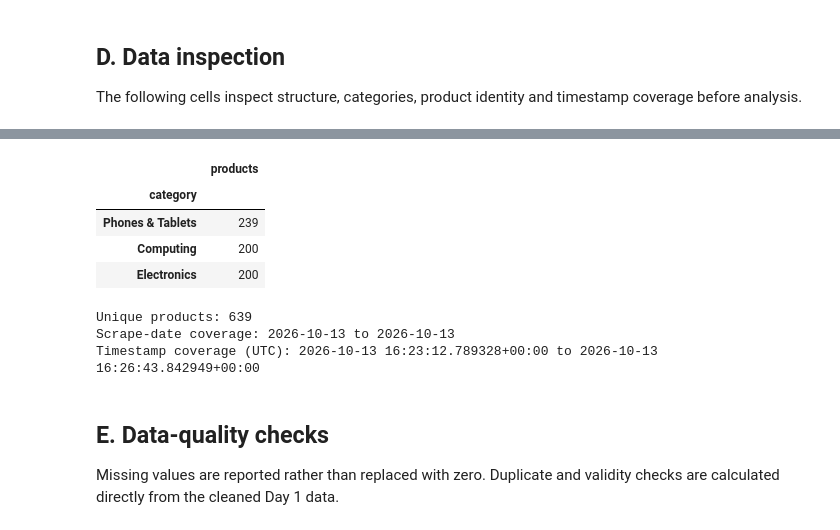
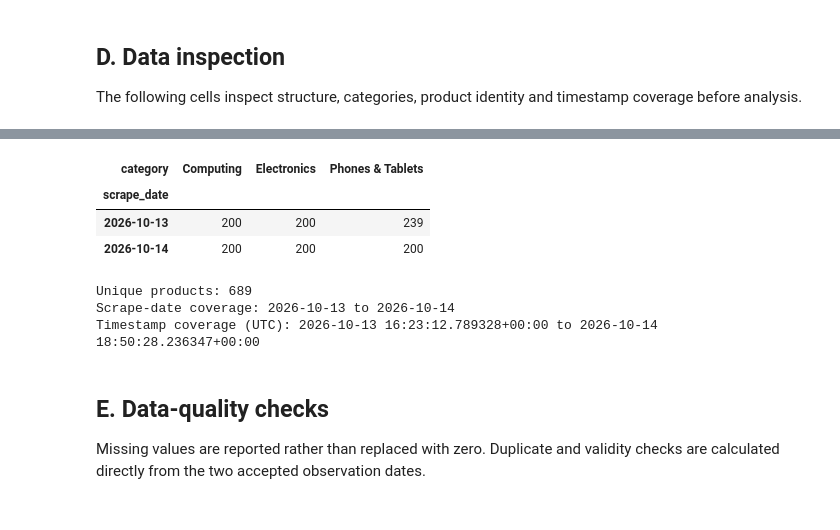
Before and after one commit to sedrackbisogho85-jpg/dsc2107-group2-jumia-ng, a Jupyter notebook: notebooks/jumia_analysis.ipynb, the cells around one changed output, grey strips where cells are left out. Saved outputs shown, nothing was run; the diff lists cells and outputs as text; code cells hidden in the pictures.

Commit message:
data: validate day two collection and project scope

```diff
--- a/notebooks/jumia_analysis.ipynb
+++ b/notebooks/jumia_analysis.ipynb
@@ -119,25 +144,24 @@ First five records:
 # %%
-category_counts = df["category"].value_counts().rename("products")
+category_date_counts = pd.crosstab(df["scrape_date"], df["category"])
 unique_products = df["source_product_id"].nunique()
 timestamps = pd.to_datetime(df["scraped_at"], errors="coerce", utc=True)
 
-display(category_counts.to_frame())
+display(category_date_counts)
 print(f"Unique products: {unique_products:,}")
 print(f"Scrape-date coverage: {df['scrape_date'].min()} to {df['scrape_date'].max()}")
 print(f"Timestamp coverage (UTC): {timestamps.min()} to {timestamps.max()}")
 # %% [output]
-|  | products |
-| category |  |
-| Phones & Tablets | 239 |
-| Computing | 200 |
-| Electronics | 200 |
+| category | Computing | Electronics | Phones & Tablets |
+| scrape_date |  |  |  |
+| 2026-10-13 | 200 | 200 | 239 |
+| 2026-10-14 | 200 | 200 | 200 |
-Unique products: 639
-Scrape-date coverage: 2026-10-13 to 2026-10-13
-Timestamp coverage (UTC): 2026-10-13 16:23:12.789328+00:00 to 2026-10-13 16:26:43.842949+00:00
+Unique products: 689
+Scrape-date coverage: 2026-10-13 to 2026-10-14
+Timestamp coverage (UTC): 2026-10-13 16:23:12.789328+00:00 to 2026-10-14 18:50:28.236347+00:00
 # %% [markdown]
 ## E. Data-quality checks
 
-Missing values are reported rather than replaced with zero. Duplicate and validity checks are calculated directly from the cleaned Day 1 data.
+Missing values are reported rather than replaced with zero. Duplicate and validity checks are calculated directly from the two accepted observation dates.
 # %%
 missing = pd.DataFrame({
     "missing_count": df.isna().sum(),
```
Also changed, not shown: parts of 45 cells of this notebook, 5 other files.
